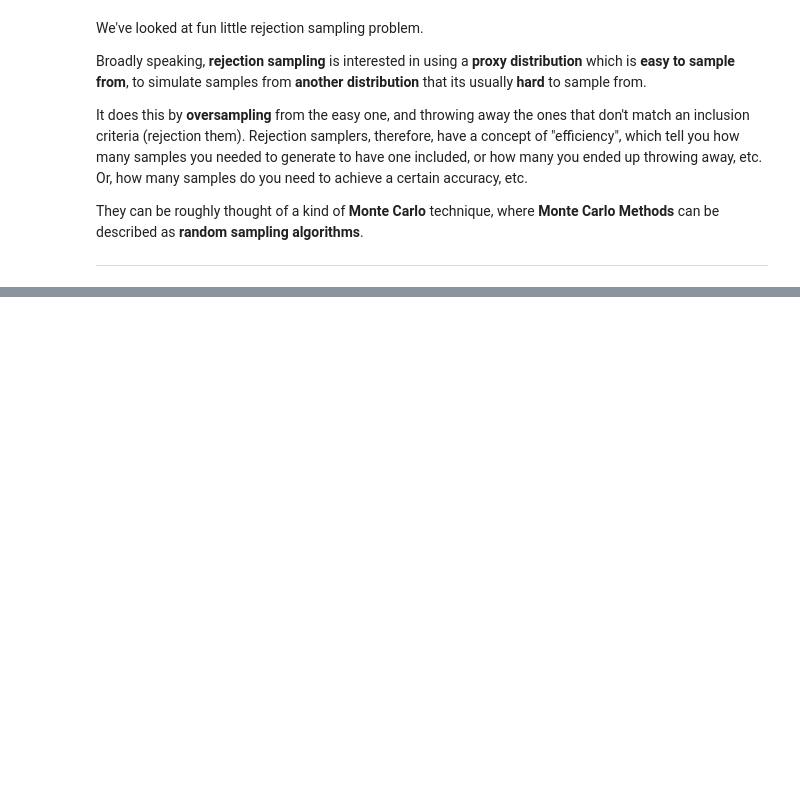
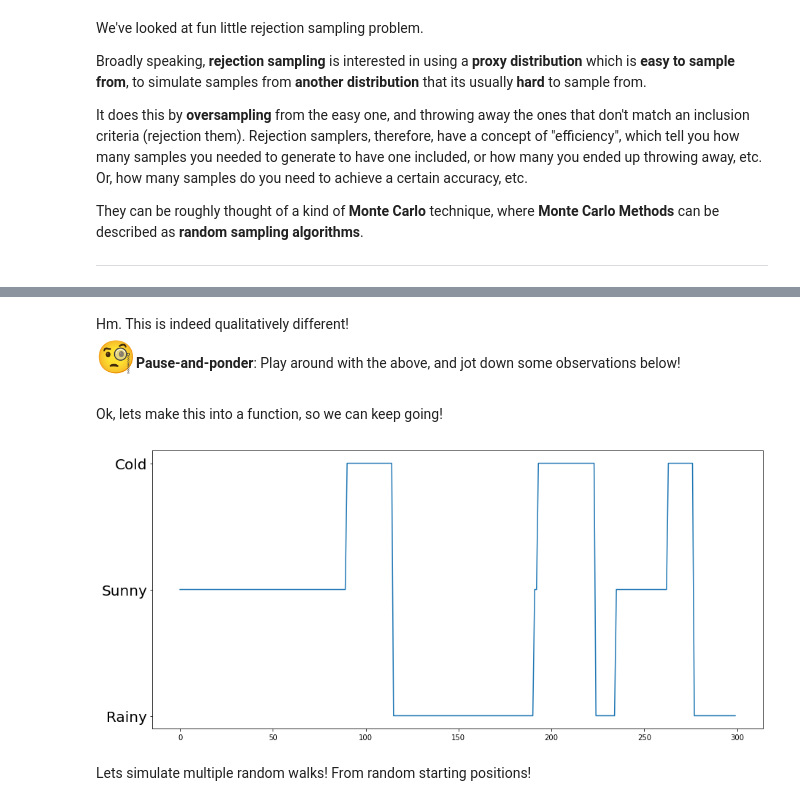
Before and after one commit to diego898/ds5440-fall-2020, a Jupyter notebook: nbs/Prob-Review.ipynb, the cells around one changed output, grey strips where cells are left out. Saved outputs shown, nothing was run; the diff lists cells and outputs as text; code cells hidden in the pictures; blank space fills up the shorter version.

```diff
--- a/nbs/Prob-Review.ipynb
+++ b/nbs/Prob-Review.ipynb
@@ -756,0 +858,33 @@ There is much more we can say about Monte Carlo methods more broadly, but our in
+# %% [markdown]
+Hm. This is indeed qualitatively different!
+
+<div class="info">
+
+<font size="7">🧐</font>**Pause-and-ponder**: Play around with the above, and jot down some observations below!
+
+</div>
+# %% [markdown]
+Ok, lets make this into a function, so we can keep going!
+# %%
+def simulate_chain(s_0, p, steps):
+    states = []
+    states.append(s_0)
+
+    # simulate the walk
+    for t in range(1, steps):
+        s_prev = # EDIT HERE
+        p_curr = # EDIT HERE
+        s_t = # EDIT HERE
+        states.append(s_t)
+
+    return np.array(states)
+
+
+states = simulate_chain(1,p,300)
+plt.figure(figsize=(15,7))
+plt.plot(states);
+plt.yticks(ticks=[0,1,2],labels=['Rainy','Sunny','Cold'],fontsize=20);
+# %% [output]
+[figure, added]
+# %% [markdown]
+Lets simulate multiple random walks! From random starting positions!
```
Also changed, not shown: parts of 33 cells of this notebook.
